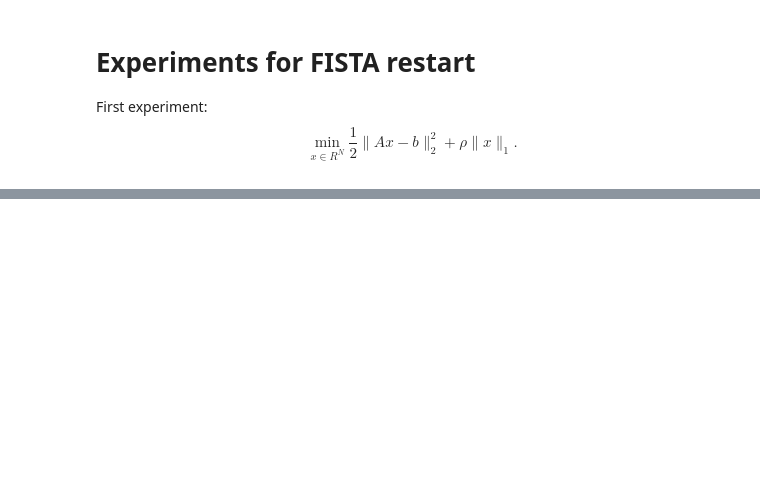
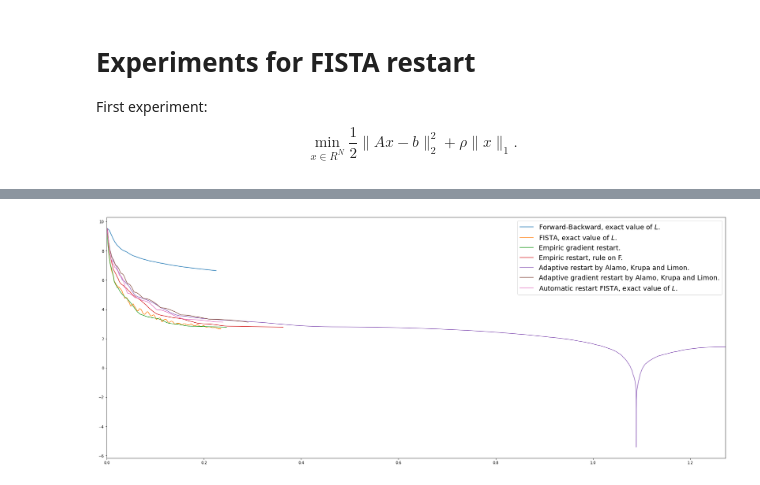
Before and after one commit to HippolyteLBRRR/FISTA-restart-using-an-automatic-estimation-of-the-growth-parameter, a Jupyter notebook: Numerical_experiments_LS.ipynb, the cells around one changed output, grey strips where cells are left out. Saved outputs shown, nothing was run; the diff lists cells and outputs as text; code cells hidden in the pictures; blank space fills up the shorter version.

```diff
--- a/Numerical_experiments_LS.ipynb
+++ b/Numerical_experiments_LS.ipynb
@@ -255,0 +72,4 @@ plt.ylabel("$\log(F(x_n)-F^*)$",**axis_font)
+# %%
+Plot(Global_Plot,ite=False)
+# %% [output]
+[figure, added]
```
Also changed, not shown: parts of 24 cells of this notebook, 3 other files.
